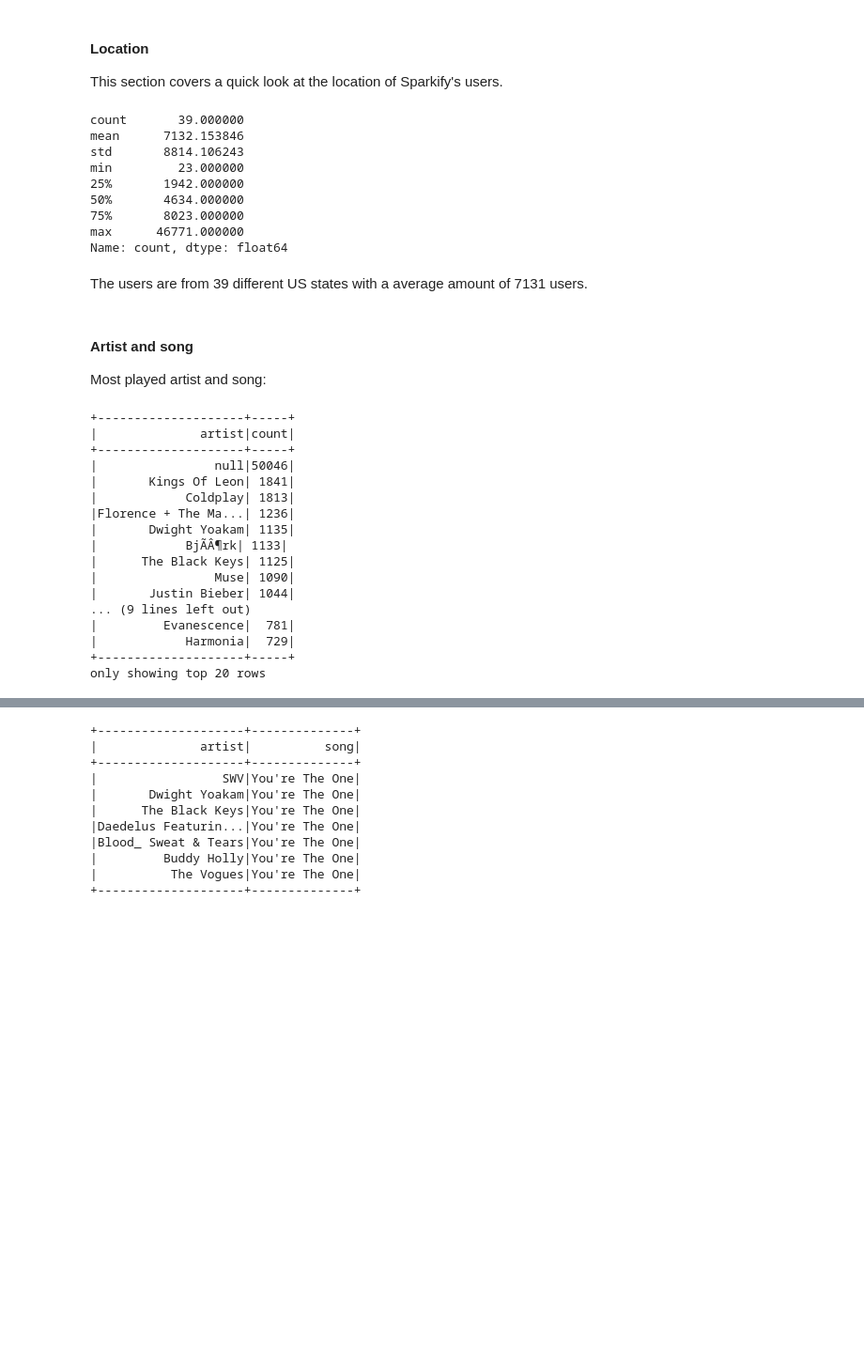
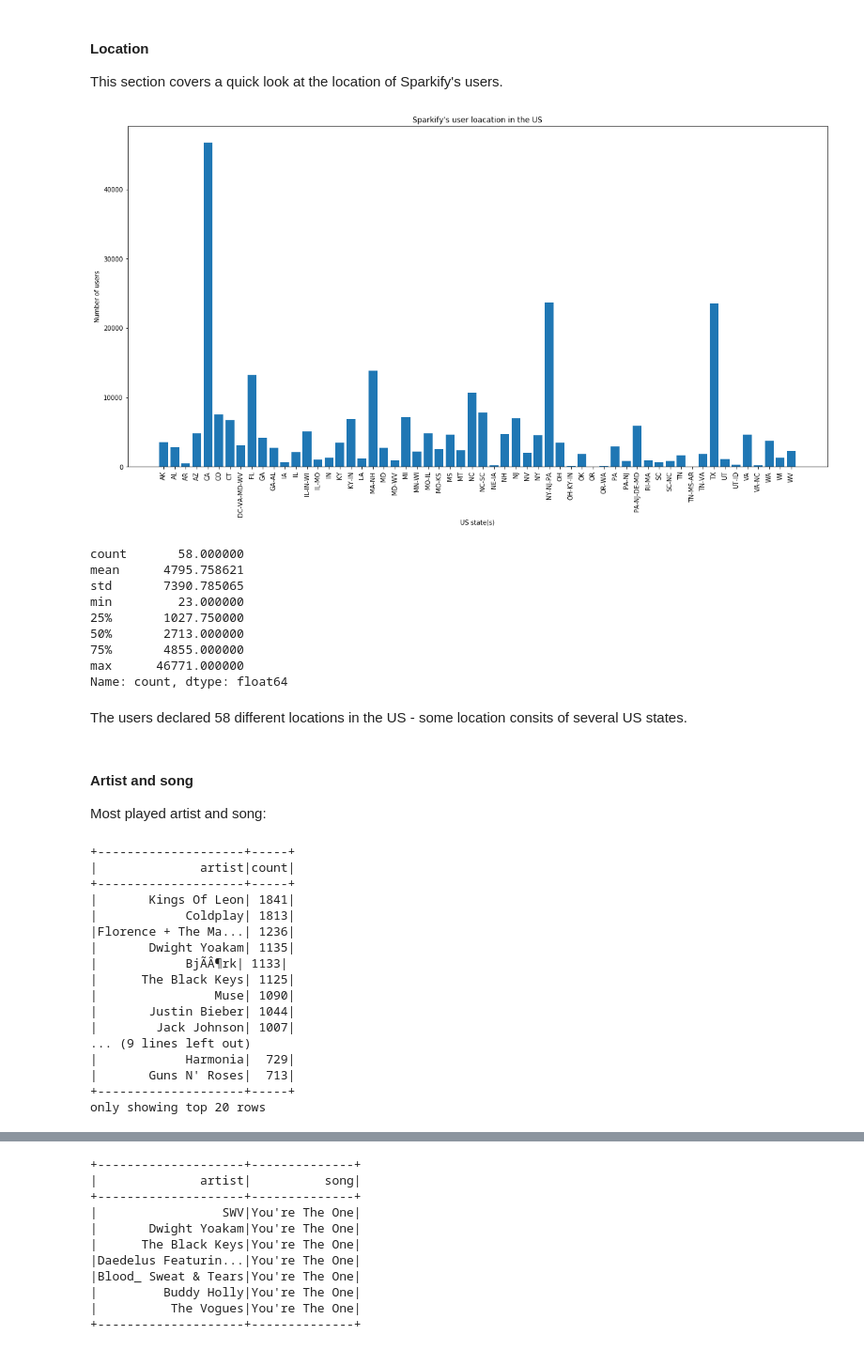
Before and after one commit to lethiess/Sparkify, a Jupyter notebook: Sparkify.ipynb, the cells around one changed output, grey strips where cells are left out. Shown: that part at 94% size. Cells and saved outputs as stored; diff of their text form; code cells hidden in the pictures; blank space fills up the shorter version.

```diff
--- a/Sparkify.ipynb
+++ b/Sparkify.ipynb
@@ -306,34 +314,42 @@ The total number of upgrades is 159 from 159 different users
 This section covers a quick look at the location of Sparkify's users.
 # %%
 # use only the last two characters from the location indicating the state
-split_location = udf(lambda x: str(x)[-2:])
+split_location = udf(lambda x: re.split(" ", x)[-1])
 # %%
 pd_states = df_clean.withColumn("state", split_location(df_clean.location)).groupby("state").count().toPandas()
+# %%
+plt.figure(figsize=[20,10]);
+plt.bar(pd_states.state, pd_states["count"]);
+plt.xlabel("US state(s)");
+plt.ylabel("Number of users");
+plt.title("Sparkify's user loacation in the US");
+plt.xticks(rotation=90);
+# %% [output]
+[figure, added]
 # %%
 pd_states["count"].describe()
 # %% [output]
-count       39.000000
-mean      7132.153846
-std       8814.106243
+count       58.000000
+mean      4795.758621
+std       7390.785065
 min         23.000000
-25%       1942.000000
-50%       4634.000000
-75%       8023.000000
+25%       1027.750000
+50%       2713.000000
+75%       4855.000000
 max      46771.000000
 Name: count, dtype: float64
-# %% [markdown]
-The users are from 39 different US states with a average amount of 7131 users.
+# %% [markdown]
+The users declared 58 different locations in the US - some location consits of several US states.
 # %% [markdown]
 #### Artist and song
 Most played artist and song:
 # %%
 # most played artists
-df_clean.groupby("artist").count().sort("count", ascending=False).show()
+df_clean.where(col("artist").isNotNull()).groupby("artist").count().sort("count", ascending=False).show()
 # %% [output]
 +--------------------+-----+
 |              artist|count|
 +--------------------+-----+
-|                null|50046|
 |       Kings Of Leon| 1841|
 |            Coldplay| 1813|
 |Florence + The Ma...| 1236|
@@ -342,9 +358,10 @@ df_clean.groupby("artist").count().sort("count", ascending=False).show()
 |      The Black Keys| 1125|
 |                Muse| 1090|
 |       Justin Bieber| 1044|
+|        Jack Johnson| 1007|
 ... (9 lines left out)
-|         Evanescence|  781|
 |            Harmonia|  729|
+|       Guns N' Roses|  713|
 +--------------------+-----+
 only showing top 20 rows
 # %%
```
Also changed, not shown: parts of 18 cells of this notebook.
